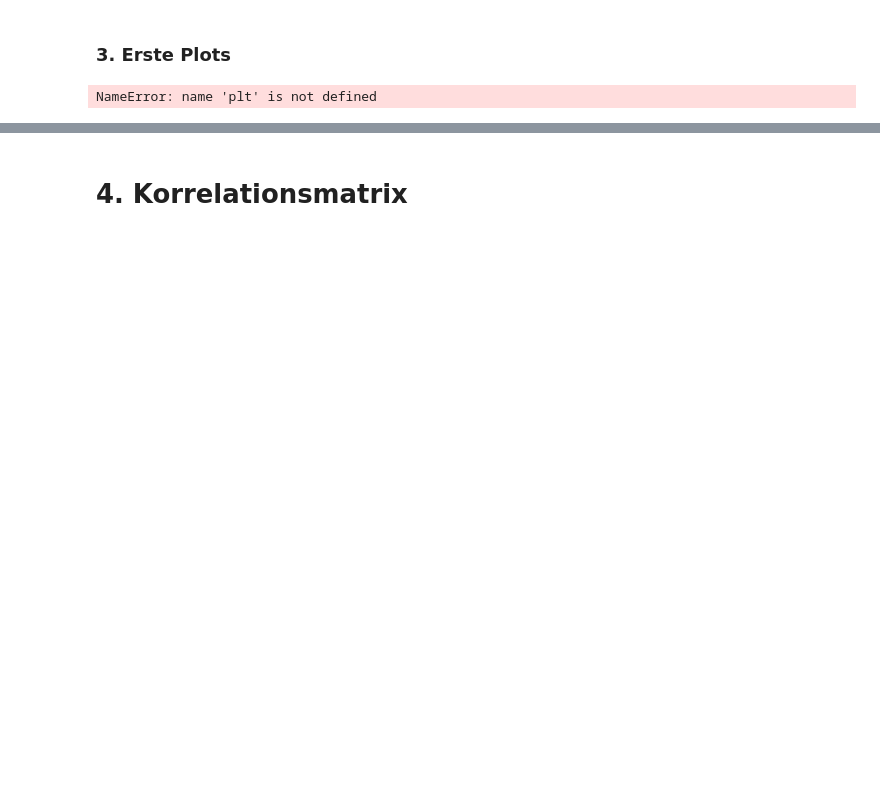
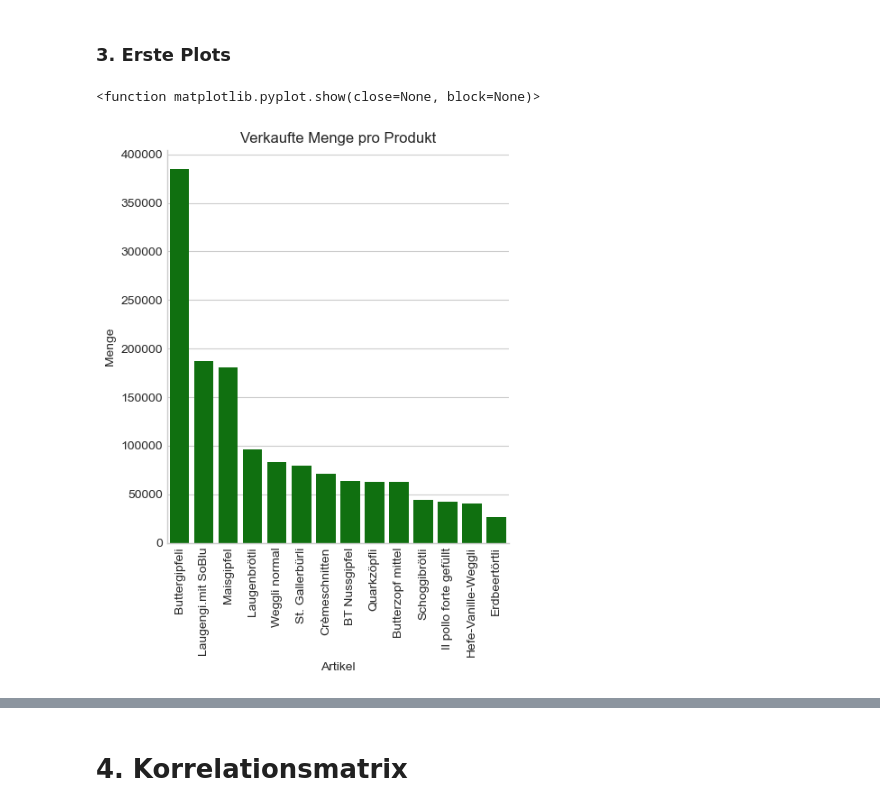
Before and after one commit to mrtz-wssl/KI_in_KMU, a Jupyter notebook: KI_in_KMU_Main.ipynb, the cells around one changed output, grey strips where cells are left out. Cells and saved outputs as stored; diff of their text form; code cells hidden in the pictures; blank space fills up the shorter version.

```diff
--- a/KI_in_KMU_Main.ipynb
+++ b/KI_in_KMU_Main.ipynb
@@ -54,8 +64,7 @@ Jetzt verschaffen wir uns einen Überblick welche Produkte im Datensatz enthalte
 n_produkte = data["Artikel"].unique()
 
 # Erstellen einer Produktliste mit der verkauften Anzahl
-produkt_liste = data[["Artikel", "Menge", "Umsatz"]].groupby("Artikel").sum()
-produkt_liste["Umsatz"] = produkt_liste[["Umsatz"]].round(2)
+produkt_liste = data[["Artikel", "Menge"]].groupby("Artikel").sum().sort_values(by="Menge", ascending=False).reset_index()
 
 
 print("Es sind folgende Produkte im Datensatz enthalten: ")
@@ -233,42 +241,15 @@ plt.show()
 # %% [markdown]
 ### 3. Erste Plots ###
-# %%
-# Erstellen einer Grafik mit Anzahl und Umsatz pro Produkt
-fig, ax = plt.subplots(figsize=(20, 5))
-index = np.arange(len(produkt_liste))
-index = produkt_liste.sort_values(by='Umsatz', ascending=True)
-
-bar_width = 0.35
-opacity = 0.8
-
-menge_bar = plt.bar(index, produkt_liste["Menge"], bar_width,
-    alpha=opacity,
-    color='purple',
-    label='Menge')
-
-plt.xlabel('Produkt')
-plt.ylabel('Anzahl')
-plt.title('Anzahl und Umsatz pro Produkt')
-plt.xticks(index + bar_width/2, produkt_liste.index), plt.xticks(rotation=90)
-
-# Erschaffen einer zweiten Achse für Umsatz
-#ax2 = ax.twinx()
-#ax2.set_ylabel('Umsatz')
-
-#
-umsatz_bar = plt.bar(index + bar_width, produkt_liste["Umsatz"], bar_width,
-    alpha=opacity,
-    color='dimgray',
-    label='Umsatz',
-    )
-
-# Verbinden beider Legenden
-ax.legend(loc = "upper left")
-#ax2.legend(loc = "upper right")
-
-plt.show()
-# %% [output]
-NameError: name 'plt' is not defined
+# %%
+g = sns.catplot(kind = 'bar', x = 'Artikel', y = 'Menge', data = produkt_liste
+                , color = 'green')
+g.set_xticklabels(rotation=90)
+plt.title('Verkaufte Menge pro Produkt')
+
+plt.show
+# %% [output]
+<function matplotlib.pyplot.show(close=None, block=None)>
+[figure, added]
 # %%
 # Erstellen eines Plots mit Uhrzeit und Umsatz
 
```
Also changed, not shown: parts of 36 cells of this notebook.
